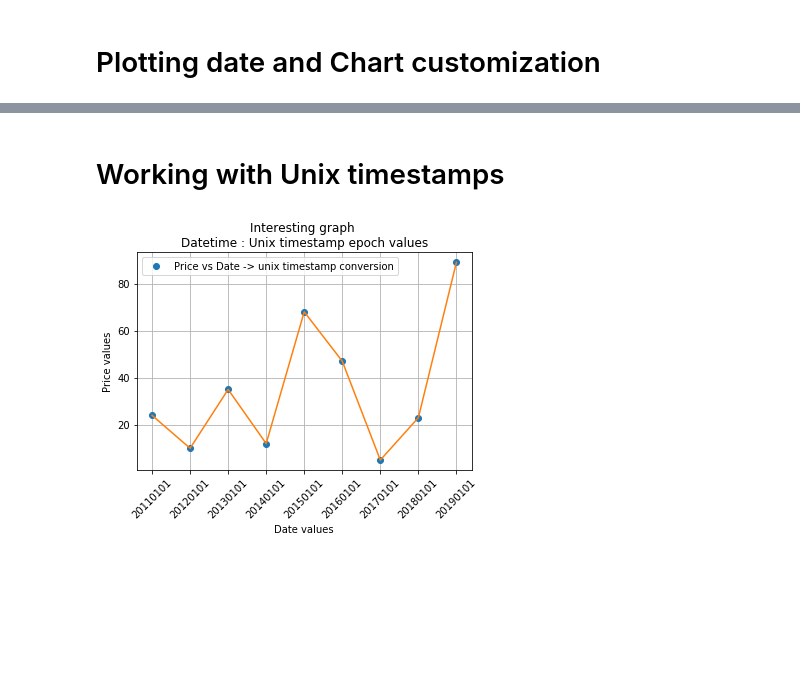
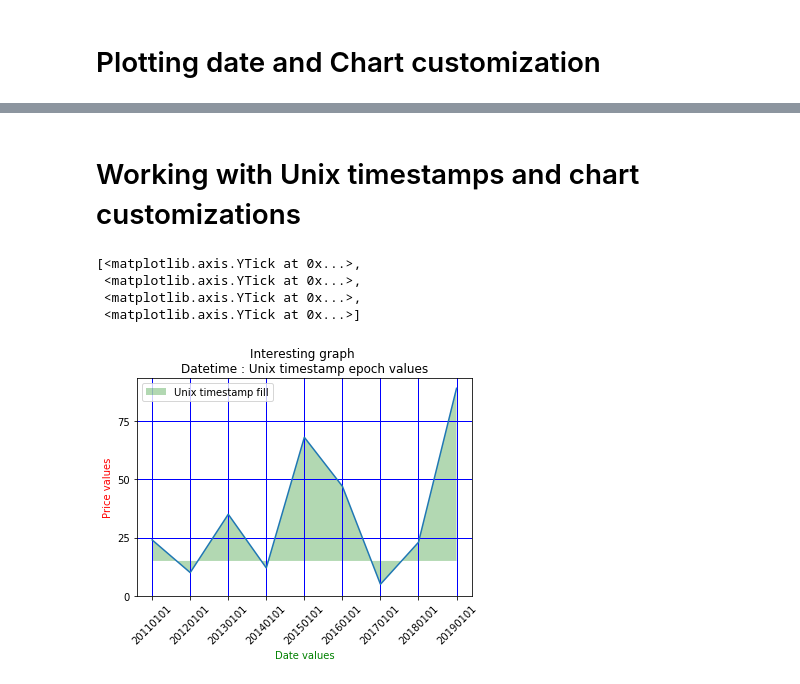
Before and after one commit to timamirrockdude/Python, a Jupyter notebook: Matplotlib_learning_guide.ipynb, the cells around one changed output, grey strips where cells are left out. Saved outputs shown, nothing was run; the diff lists cells and outputs as text; code cells hidden in the pictures; blank space fills up the shorter version.

```diff
--- a/Matplotlib_learning_guide.ipynb
+++ b/Matplotlib_learning_guide.ipynb
@@ -381,40 +385,56 @@ plt.show()
 # %% [markdown]
-# Working with Unix timestamps
+# Working with Unix timestamps and chart customizations
 # %%
 #importing datetime library
 import datetime as dt
+import numpy as np
 
 #input data set
 timestamps=['1293840000','1325376000','1356998400',
             '1388534400','1420070400','1451606400',
             '1483228800','1514764800','1546300800']
 prices=[24,10,35,12,68,47,5,23,89]
 
-#converting to datetime format
+#converting unix to matplotlib datetime format
 dates=[]
 for values in timestamps:
     date=dt.datetime.fromtimestamp(int(values)).strftime('%Y%m%d')
     dates.append(date)
+
 
 #obtaining elements
 fig=plt.figure()
 ax1=plt.subplot2grid((1,1),(0,0))
 
 #plotting the graph
-plt.plot_date(dates,prices, label="Price vs Date -> unix timestamp conversion")
-plt.plot(dates, prices)
+#ax1.plot_date(dates,prices, label="Price vs Date -> unix timestamp conversion")
+ax1.plot(dates, prices) #for plotting the lines
+ax1.fill_between(dates, prices, 15, facecolor='g' ,
+                 alpha=0.3,
+                 label="Unix timestamp fill") #for filling in between the values
 
 #rotating axis
 for label in ax1.xaxis.get_ticklabels():
     label.set_rotation(45)
 
 #setting labels, title and legend
 plt.xlabel('Date values')
 plt.ylabel('Price values')
 plt.title('Interesting graph \nDatetime : Unix timestamp epoch values')
 plt.legend()
 
 #activating grid
-plt.grid(True)
+plt.grid(True, color='b', linewidth=1)
+
+#changing color of axes
+ax1.xaxis.label.set_color('g')
+ax1.yaxis.label.set_color('r')
+
+#setting axis tick marks
+ax1.set_yticks([0,25,50,75])
 # %% [output]
+[<matplotlib.axis.YTick at 0x...>,
+ <matplotlib.axis.YTick at 0x...>,
+ <matplotlib.axis.YTick at 0x...>,
+ <matplotlib.axis.YTick at 0x...>]
-[figure, old version]
+[figure, new version]
```
Also changed, not shown: parts of 1 cell of this notebook.
